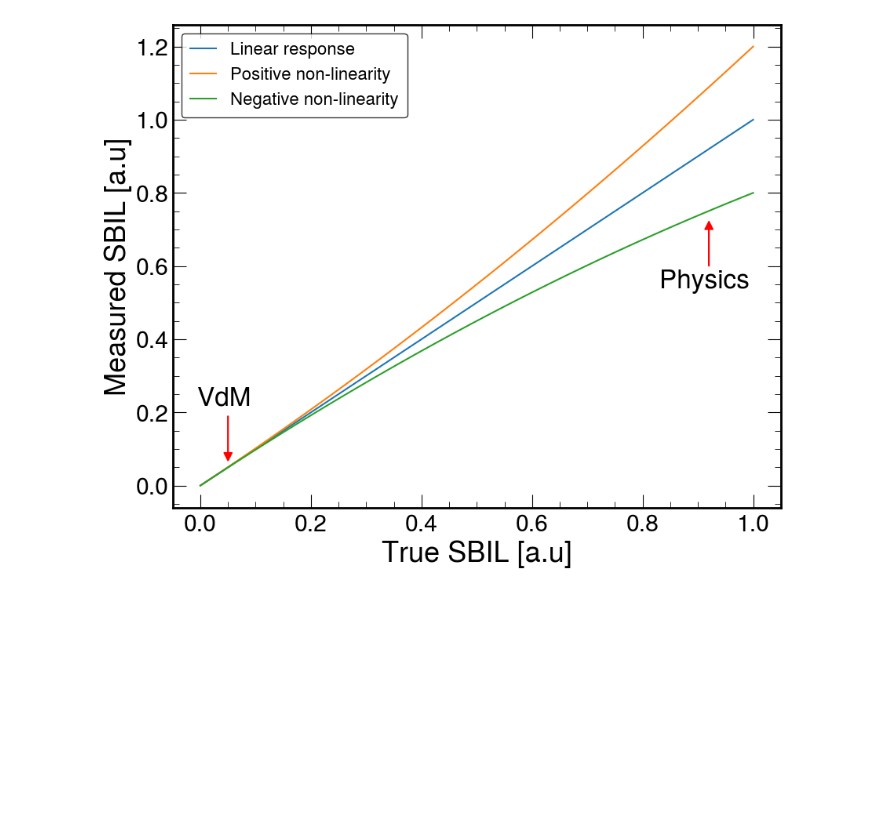
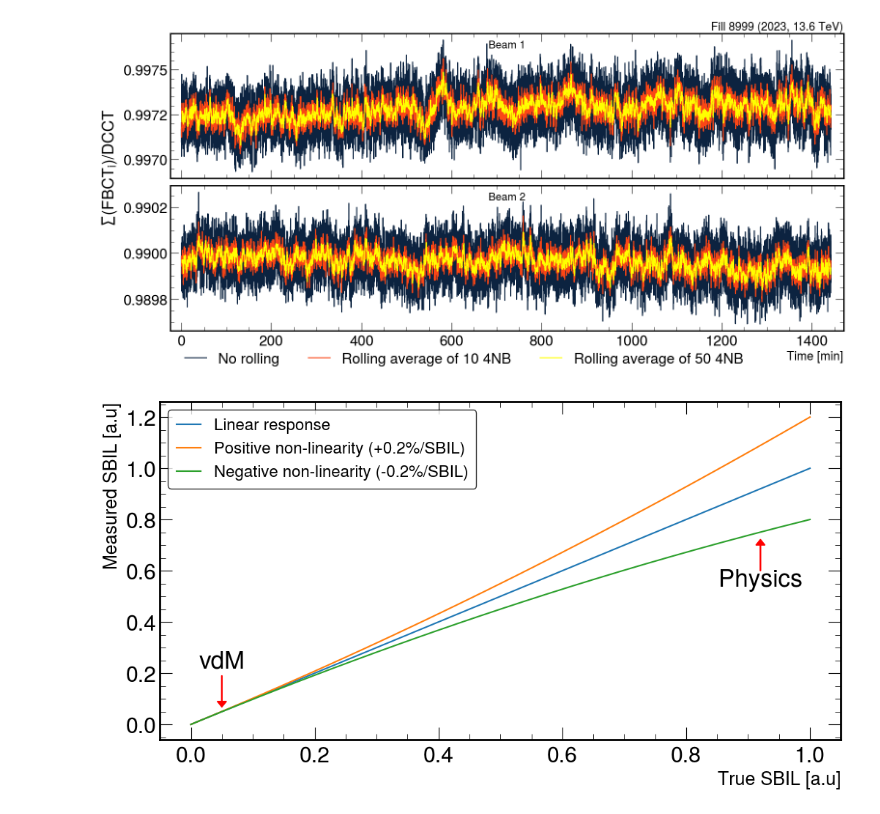
Before and after one commit to fabiocfabini/Dissertation, a Jupyter notebook: test.ipynb, the cells around one changed output. Cells and saved outputs as stored; diff of their text form; code cells hidden in the pictures; blank space fills up the shorter version.

```diff
--- a/test.ipynb
+++ b/test.ipynb
@@ -6,25 +14,82 @@ import mplhep as hep
 hep.style.use("CMS")
+# %%
+handle = tb.open_file("/home/fabiocfabini/Work/BRIL/brildata/23/8999/8999_369802_2306281945_2306292018.hd5")
+beam = handle.get_node("/beam")
+
+timestamps = []
+current_calibration_b1 = []
+current_calibration_b2 = []
+for row in tqdm(beam.where(condition="status == b'STABLE BEAMS'"), total=60720):
+    timestamps.append(row["timestampsec"])
+    # current_calibration_b1.append((row["bxintensity1"] * row["collidable"]).sum() / row["intensity1"])
+    # current_calibration_b2.append((row["bxintensity2"] * row["collidable"]).sum() / row["intensity2"])
+    current_calibration_b1.append((row["bxintensity1"]*0.993).sum() / row["intensity1"])
+    current_calibration_b2.append((row["bxintensity2"]*0.993).sum() / row["intensity2"])
+handle.close()
+
+ignore_last = 79
+
+data = pd.DataFrame({
+    "time": (np.array(timestamps) - timestamps[0]) / 60,
+    # "time": pd.to_datetime(timestamps, unit="s") + datetime.timedelta(hours=2),
+    "calib_b1": current_calibration_b1,
+    "calib_b2": current_calibration_b2,
+})
+
+fig, axs = plt.subplots(2, 1, figsize=(18,8), sharex=True)
+fig.subplots_adjust(hspace=0.05)
+
+
+colors = ["#0c2340", "#fa4616", "yellow"]
+xfmt = mdates.DateFormatter('%H:%M')
+hours = mdates.HourLocator(interval=4)
+yfmt = mticker.FormatStrFormatter(fmt="%.4f")
+for i, ax in enumerate(axs.flatten()):
+    # ax.xaxis.set_major_formatter(xfmt)
+    # ax.xaxis.set_major_locator(hours)
+    ax.yaxis.set_major_formatter(yfmt)
+
+    for j, span in enumerate([1, 10, 50]):
+        label = "No rolling" if span == 1 else f"Rolling average of {span} 4NB"
+        ax.plot(data["time"].iloc[:-ignore_last], data[f"calib_b{i+1}"].rolling(span).mean().iloc[:-ignore_last], label=label, color=colors[j])
+
+axs[0].text(-0.09, 0.75, "$\sum (FBCT_i) / DCCT$", horizontalalignment="center", fontsize=24, rotation=90, transform=axs[-1].transAxes)
+axs[0].text(0.5, 0.90, "Beam 1", horizontalalignment="center", fontsize=16, transform=axs[0].transAxes)
+axs[1].text(0.5, 0.90, "Beam 2", horizontalalignment="center", fontsize=16, transform=axs[1].transAxes)
+ylim = axs[0].get_ylim()
+# axs[0].set_ylim(ylim[0], 0.9962)
+ylim = axs[1].get_ylim()
+# axs[1].set_ylim(ylim[0], 1.0034)
+hep.cms.label(exp="", llabel="", fontsize=18, rlabel="Fill 8999 (2023, 13.6 TeV)", ax=axs[0])
+axs[-1].set_xlabel("Time [min]", fontsize=18)
+axs[-1].legend(loc="upper left", bbox_to_anchor=(0.0, -0.05), ncols=3)
+axs[-1].set_xlim(-25, 1470)
+
+plt.savefig("msc_latex_template/images/assets/fbct_dcct_calibration.pdf", bbox_inches="tight")
+plt.show()
+# %% [output]
+[figure, added]
 # %%
-plt.figure(figsize=(10,8))
-plt.ylabel("Measured SBIL [a.u]", loc="center")
-plt.xlabel("True SBIL [a.u]", loc="center")
+plt.figure(figsize=(12, 6))
+plt.ylabel("Measured SBIL [a.u]", fontsize=18)
+plt.xlabel("True SBIL [a.u]", fontsize=18)
 
 x = np.linspace(0, 1, 100)
 y_linear = x
 y_positive = x + x**2 * (+0.2)
 y_negative = x + x**2 * (-0.2)
 plt.plot(x, y_linear, label="Linear response")
-plt.plot(x, y_positive, label="Positive non-linearity")
-plt.plot(x, y_negative, label="Negative non-linearity")
-plt.text(-0.005, 0.22, "VdM", fontsize=24)
+plt.plot(x, y_positive, label="Positive non-linearity (+0.2%/SBIL)")
+plt.plot(x, y_negative, label="Negative non-linearity (-0.2%/SBIL)")
+plt.text(0.05, 0.22, "vdM", ha="center", fontsize=24)
 plt.arrow(0.05, 0.19, 0, -0.1, head_width=0.015, color="red")
-plt.text(0.83, 0.54, "Physics", fontsize=24)
+plt.text(0.92, 0.54, "Physics", ha="center", fontsize=24)
 plt.arrow(0.92, 0.6, 0, 0.1, head_width=0.015, color="red")
 
 
 
 plt.legend(fontsize=16, edgecolor="black", frameon=True, facecolor="white")
-plt.savefig("msc_latex_template/images/assets/non_linearity_diagram.pdf")
+plt.savefig("msc_latex_template/images/assets/non_linearity_diagram.pdf", bbox_inches = 'tight')
 plt.show()
 # %% [output]
-[figure, old version]
+[figure, new version]
```
Also changed, not shown: parts of 13 cells of this notebook, 30 other files.
